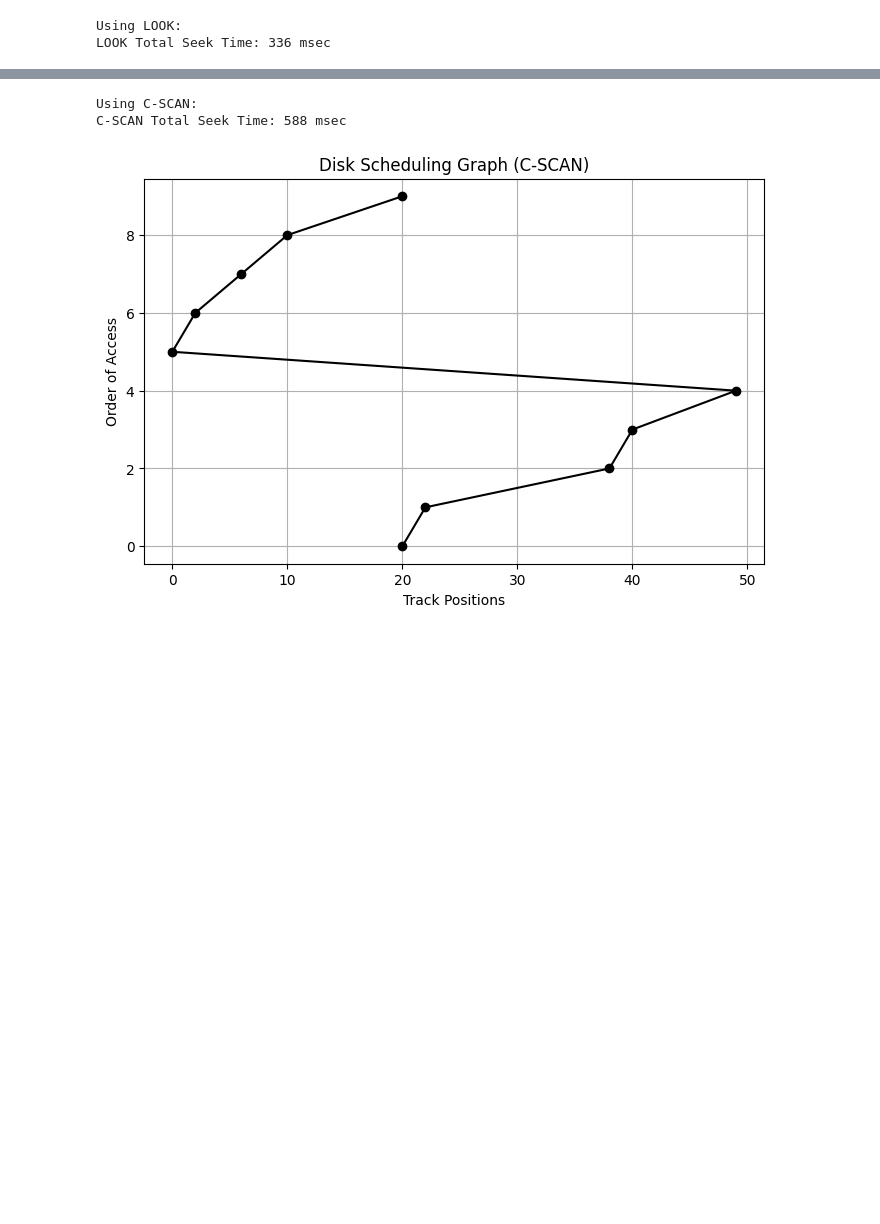
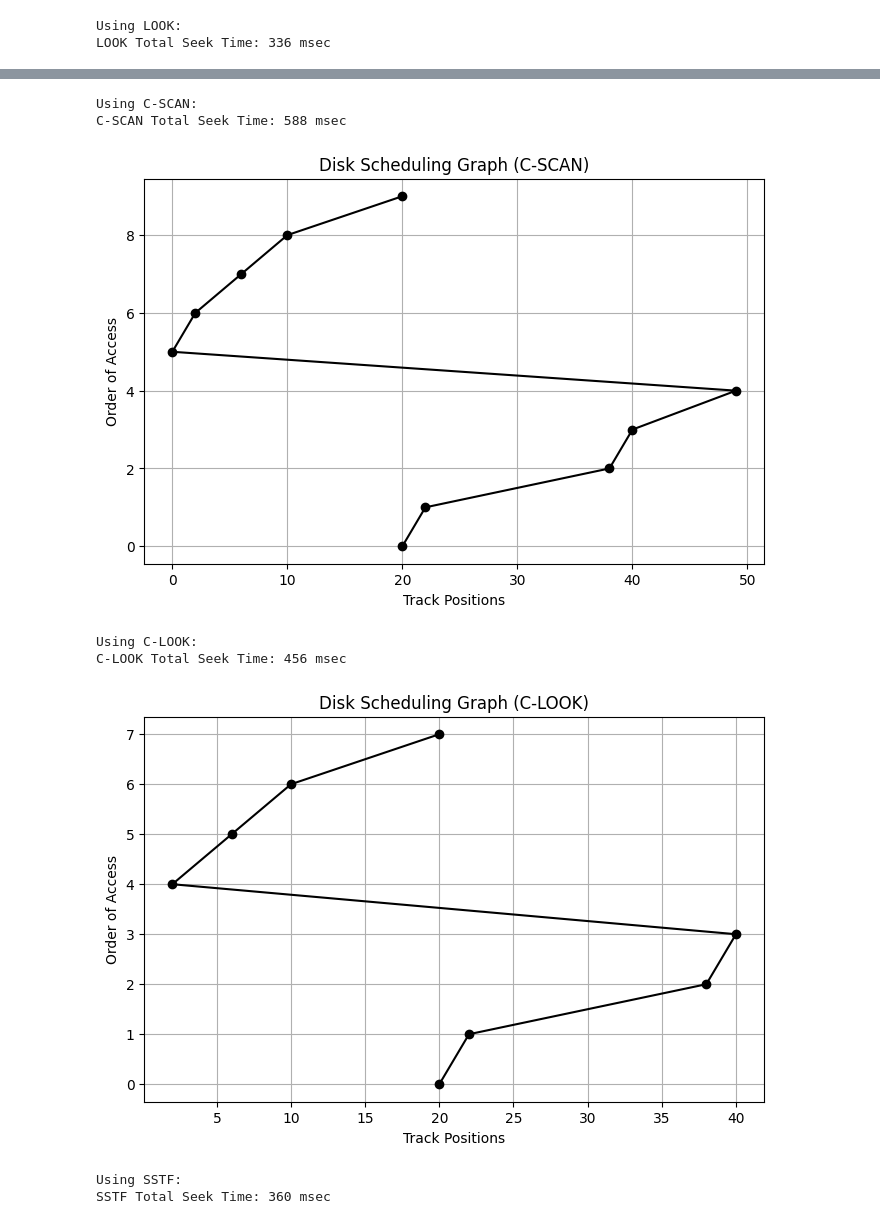
Before and after one commit to wtfisgoingon69/practs, a Jupyter notebook: c-scan_fcfs_scan_look.ipynb, the cells around one changed output, grey strips where cells are left out. Cells and saved outputs as stored; diff of their text form; code cells hidden in the pictures; blank space fills up the shorter version.

```diff
--- a/c-scan_fcfs_scan_look.ipynb
+++ b/c-scan_fcfs_scan_look.ipynb
@@ -1,6 +1,4 @@
 # %%
-import matplotlib.pyplot as plt
-
 import matplotlib.pyplot as plt
 
 # FCFS Algorithm
@@ -60,6 +58,52 @@ def c_scan(requests, head, disk_size, seek_time):
     print(f"C-SCAN Total Seek Time: {total_seek_time} msec")
     return [head] + order, total_seek_time
 
+# C-LOOK Algorithm
+def c_look(requests, head, seek_time):
+    print("\nUsing C-LOOK:")
+    sorted_requests = sorted(requests)
+    above = [r for r in sorted_requests if r > head]
+    below = [r for r in sorted_requests if r <= head]
+    order = above + below
+
+    total_tracks = 0
+
+    if above:
+        # Move from head to the highest request above
+        total_tracks += abs(max(above) - head)
+        if below:
+            # Jump from highest above to lowest below (no seek time added)
+            # Move from lowest to highest request below
+            total_tracks += abs(max(above) - min(below))  # Jump back (not counted in C-LOOK)
+            total_tracks += abs(max(below) - min(below))
+    else:
+        # No requests above, move from head down to lowest request
+        total_tracks += abs(head - max(below))
+        total_tracks += abs(max(below) - min(below))  # Move from highest to lowest request below
+
+    total_seek_time = total_tracks * seek_time
+    print(f"C-LOOK Total Seek Time: {total_seek_time} msec")
+    return [head] + order, total_seek_time
+
+# SSTF Algorithm
+def sstf(requests, head, seek_time):
+    print("\nUsing SSTF:")
+    pending_requests = requests[:]
+    order = [head]
+    total_tracks = 0
+
+    while pending_requests:
+        # Find the closest request
+        closest_request = min(pending_requests, key=lambda r: abs(r - head))
+        total_tracks += abs(closest_request - head)
+        head = closest_request
+        order.append(closest_request)
+        pending_requests.remove(closest_request)
+
+    total_seek_time = total_tracks * seek_time
+    print(f"SSTF Total Seek Time: {total_seek_time} msec")
+    return order, total_seek_time
+
 # Plot Graph
 def plot_graph(order, title):
     x_values = order
@@ -88,30 +132,43 @@ plot_graph(scan_order, "Disk Scheduling Graph (SCAN)")
 
 # Run and Plot LOOK
 look_order, look_seek = look(requests, head, seek_time)
 plot_graph(look_order, "Disk Scheduling Graph (LOOK)")
 
 # Run and Plot C-SCAN
 c_scan_order, c_scan_seek = c_scan(requests, head, disk_size, seek_time)
 plot_graph(c_scan_order, "Disk Scheduling Graph (C-SCAN)")
+
+# Run and Plot C-LOOK
+c_look_order, c_look_seek = c_look(requests, head, seek_time)
+plot_graph(c_look_order, "Disk Scheduling Graph (C-LOOK)")
+
+# Run and Plot SSTF
+sstf_order, sstf_seek = sstf(requests, head, seek_time)
+plot_graph(sstf_order, "Disk Scheduling Graph (SSTF)")
 # %% [output]
 Using FCFS:
 Moving from 20 to 10 -> Movement: 10
 Moving from 10 to 22 -> Movement: 12
 Moving from 22 to 20 -> Movement: 2
 Moving from 20 to 2 -> Movement: 18
 Moving from 2 to 40 -> Movement: 38
 Moving from 40 to 6 -> Movement: 34
 Moving from 6 to 38 -> Movement: 32
 
 Total movement: 146 tracks
 Total seek time: 876 msec
 [figure]
 Using SCAN:
 SCAN Total Seek Time: 414 msec
 [figure]
 Using LOOK:
 LOOK Total Seek Time: 336 msec
 [figure]
 Using C-SCAN:
 C-SCAN Total Seek Time: 588 msec
 [figure]
+Using C-LOOK:
+C-LOOK Total Seek Time: 456 msec
+[figure, added]
+Using SSTF:
+SSTF Total Seek Time: 360 msec
```
Also changed, not shown: parts of 1 cell of this notebook.
